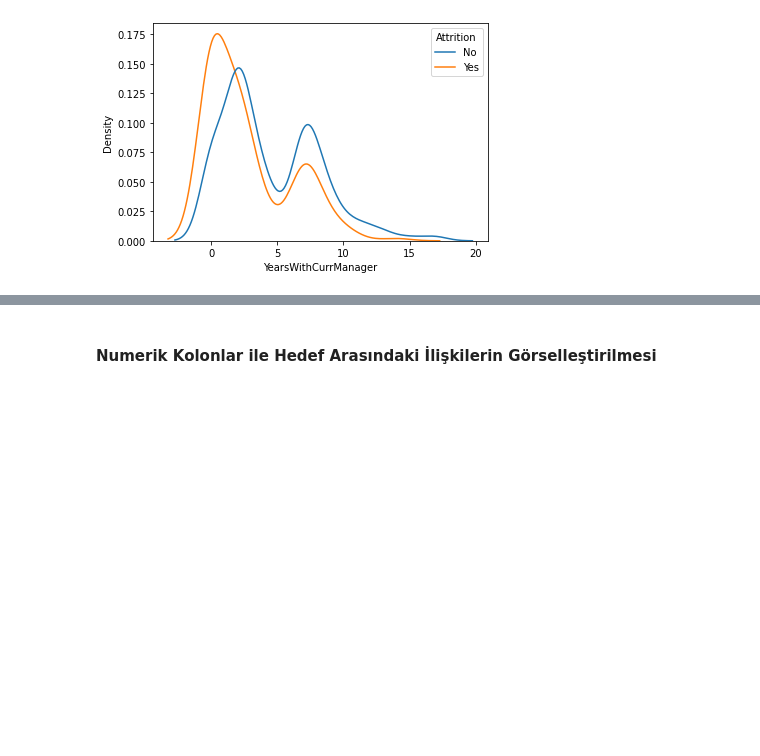
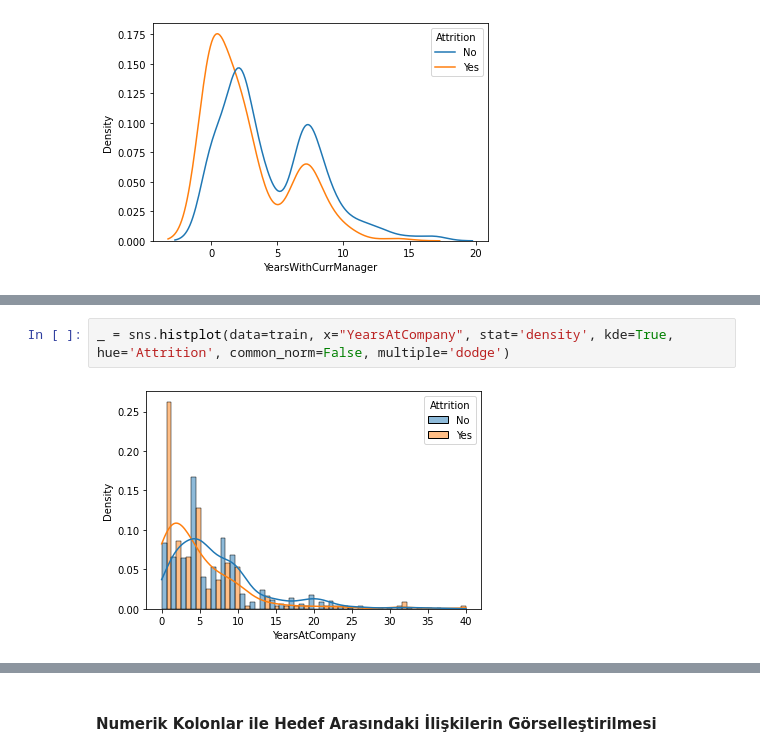
Before and after one commit to dsbootcamp-projects-2022-1/dsbootcamp2022-hr-attrition-prediction-project-vlkan, a Jupyter notebook: Project Template.ipynb, the cells around one changed output, grey strips where cells are left out. Drawn from its saved outputs; the diff is of its cells as text; blank space fills up the shorter version.

```diff
--- a/Project Template.ipynb
+++ b/Project Template.ipynb
@@ -385,0 +403,4 @@ _ = sns.kdeplot(data=train, x="YearsWithCurrManager", hue='Attrition', common_no
+# %%
+_ = sns.histplot(data=train, x="YearsAtCompany", stat='density', kde=True, hue='Attrition', common_norm=False, multiple='dodge')
+# %% [output]
+[figure, added]
```
Also changed, not shown: parts of 6 cells of this notebook.
